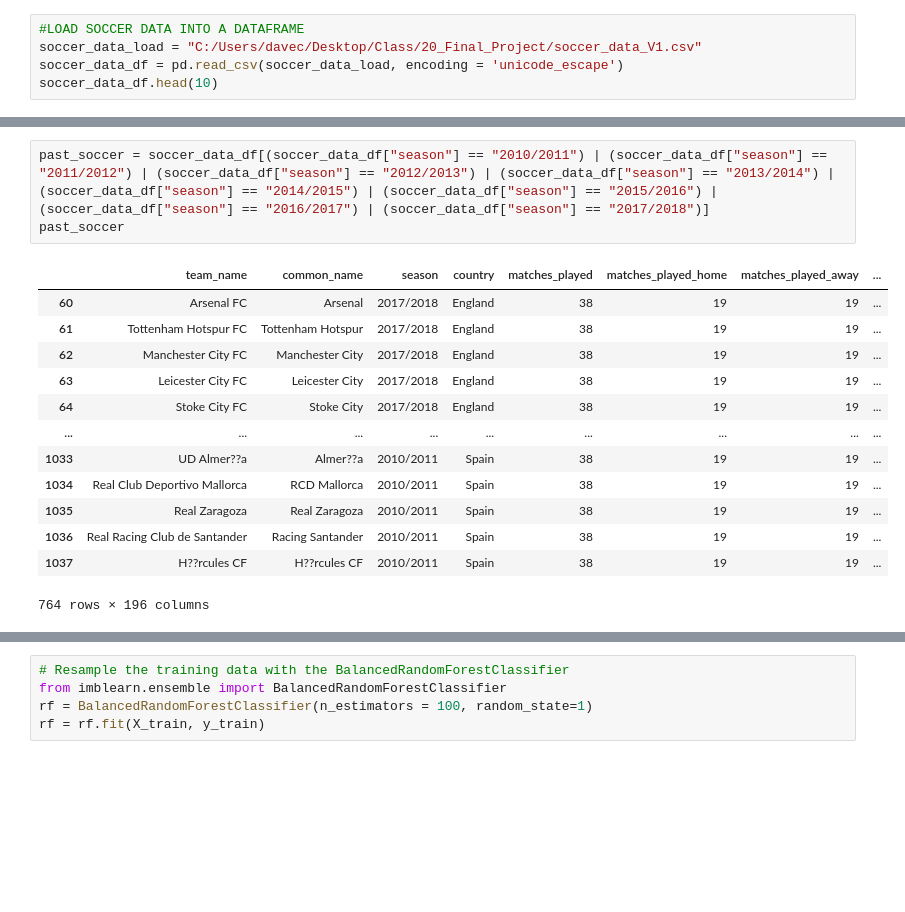
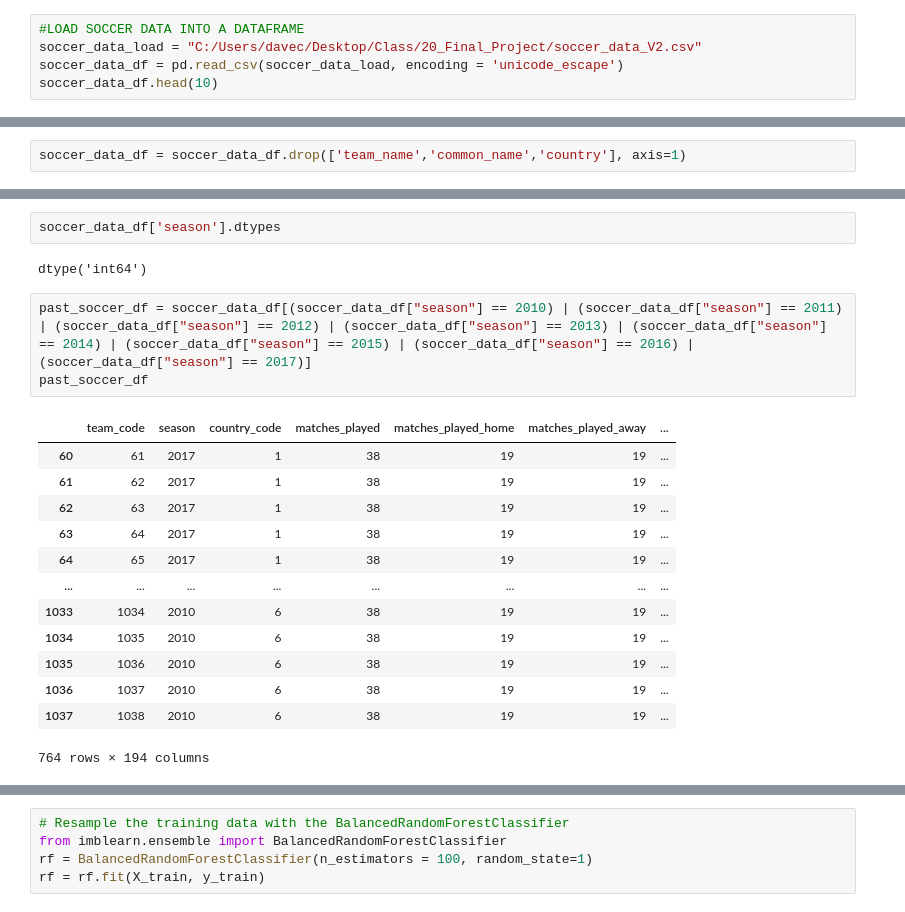
Before and after one commit to DavidChase88/Final_Project_Soccer, a Jupyter notebook: Deliverable_2_Machine_Learning.ipynb, the cells around one changed output, grey strips where cells are left out. Saved outputs shown, nothing was run; the diff lists cells and outputs as text; blank space fills up the shorter version.

```diff
--- a/Deliverable_2_Machine_Learning.ipynb
+++ b/Deliverable_2_Machine_Learning.ipynb
@@ -13,7 +18,7 @@ from sklearn.metrics import confusion_matrix
 from imblearn.metrics import classification_report_imbalanced
 # %%
 #LOAD SOCCER DATA INTO A DATAFRAME
-soccer_data_load = "C:/Users/davec/Desktop/Class/20_Final_Project/soccer_data_V1.csv"
+soccer_data_load = "C:/Users/davec/Desktop/Class/20_Final_Project/soccer_data_V2.csv"
 soccer_data_df = pd.read_csv(soccer_data_load, encoding = 'unicode_escape')
 soccer_data_df.head(10)
 # %% [output]
@@ -86 +91,3 @@ soccer_data_df[['team_name','season','Champion']].head(200)
 200 rows × 3 columns
+# %%
+soccer_data_df = soccer_data_df.drop(['team_name','common_name','country'], axis=1)
@@ -87,18 +110,22 @@ soccer_data_df[['team_name','season','Champion']].head(200)
+# %%
+soccer_data_df['season'].dtypes
+# %% [output]
+dtype('int64')
 # %%
-past_soccer = soccer_data_df[(soccer_data_df["season"] == "2010/2011") | (soccer_data_df["season"] == "2011/2012") | (soccer_data_df["season"] == "2012/2013") | (soccer_data_df["season"] == "2013/2014") | (soccer_data_df["season"] == "2014/2015") | (soccer_data_df["season"] == "2015/2016") | (soccer_data_df["season"] == "2016/2017") | (soccer_data_df["season"] == "2017/2018")]
-past_soccer
+past_soccer_df = soccer_data_df[(soccer_data_df["season"] == 2010) | (soccer_data_df["season"] == 2011) | (soccer_data_df["season"] == 2012) | (soccer_data_df["season"] == 2013) | (soccer_data_df["season"] == 2014) | (soccer_data_df["season"] == 2015) | (soccer_data_df["season"] == 2016) | (soccer_data_df["season"] == 2017)]
+past_soccer_df
 # %% [output]
-|  | team_name | common_name | season | country | matches_played | matches_played_home | matches_played_away | ... |
-| 60 | Arsenal FC | Arsenal | 2017/2018 | England | 38 | 19 | 19 | ... |
-| 61 | Tottenham Hotspur FC | Tottenham Hotspur | 2017/2018 | England | 38 | 19 | 19 | ... |
-| 62 | Manchester City FC | Manchester City | 2017/2018 | England | 38 | 19 | 19 | ... |
-| 63 | Leicester City FC | Leicester City | 2017/2018 | England | 38 | 19 | 19 | ... |
-| 64 | Stoke City FC | Stoke City | 2017/2018 | England | 38 | 19 | 19 | ... |
-| ... | ... | ... | ... | ... | ... | ... | ... | ... |
-| 1033 | UD Almer??a | Almer??a | 2010/2011 | Spain | 38 | 19 | 19 | ... |
-| 1034 | Real Club Deportivo Mallorca | RCD Mallorca | 2010/2011 | Spain | 38 | 19 | 19 | ... |
-| 1035 | Real Zaragoza | Real Zaragoza | 2010/2011 | Spain | 38 | 19 | 19 | ... |
-| 1036 | Real Racing Club de Santander | Racing Santander | 2010/2011 | Spain | 38 | 19 | 19 | ... |
-| 1037 | H??rcules CF | H??rcules CF | 2010/2011 | Spain | 38 | 19 | 19 | ... |
+|  | team_code | season | country_code | matches_played | matches_played_home | matches_played_away | ... |
+| 60 | 61 | 2017 | 1 | 38 | 19 | 19 | ... |
+| 61 | 62 | 2017 | 1 | 38 | 19 | 19 | ... |
+| 62 | 63 | 2017 | 1 | 38 | 19 | 19 | ... |
+| 63 | 64 | 2017 | 1 | 38 | 19 | 19 | ... |
+| 64 | 65 | 2017 | 1 | 38 | 19 | 19 | ... |
+| ... | ... | ... | ... | ... | ... | ... | ... |
+| 1033 | 1034 | 2010 | 6 | 38 | 19 | 19 | ... |
+| 1034 | 1035 | 2010 | 6 | 38 | 19 | 19 | ... |
+| 1035 | 1036 | 2010 | 6 | 38 | 19 | 19 | ... |
+| 1036 | 1037 | 2010 | 6 | 38 | 19 | 19 | ... |
+| 1037 | 1038 | 2010 | 6 | 38 | 19 | 19 | ... |
-764 rows × 196 columns
+764 rows × 194 columns
 # %%
```
Also changed, not shown: parts of 33 cells of this notebook.
